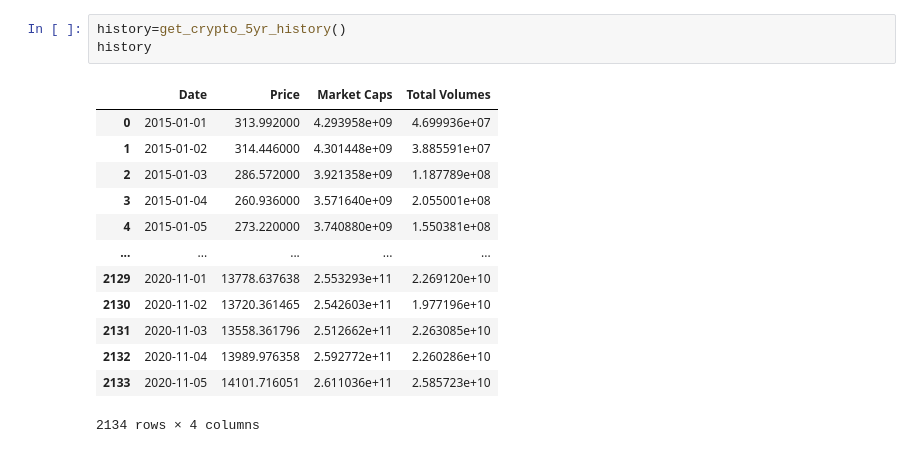
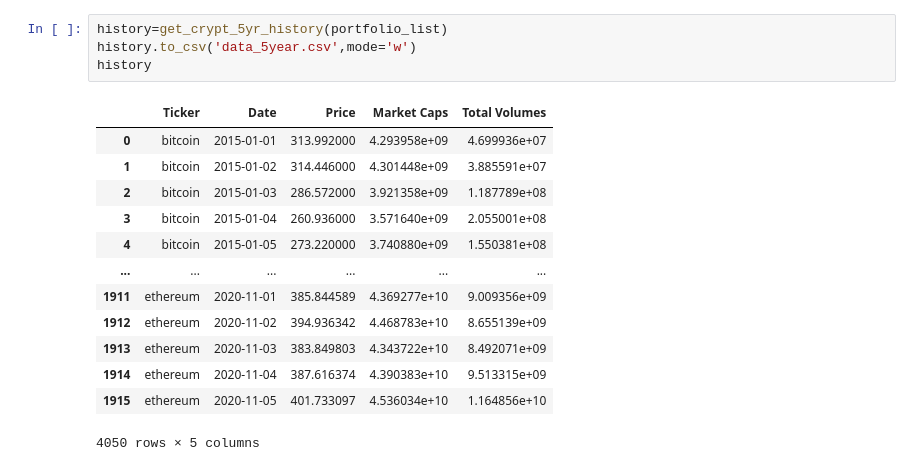
Before and after one commit to sbernard1129/crypto-analysis, a Jupyter notebook: CryptoProject.ipynb, the cells around one changed output. Drawn from its saved outputs; the diff is of its cells as text.

```diff
--- a/CryptoProject.ipynb
+++ b/CryptoProject.ipynb
@@ -194,17 +204,18 @@ social_df.plot(kind='bar',figsize=(20,7))
-# %%
-history=get_crypto_5yr_history()
-history
-# %% [output]
-|  | Date | Price | Market Caps | Total Volumes |
-| 0 | 2015-01-01 | 313.992000 | 4.293958e+09 | 4.699936e+07 |
-| 1 | 2015-01-02 | 314.446000 | 4.301448e+09 | 3.885591e+07 |
-| 2 | 2015-01-03 | 286.572000 | 3.921358e+09 | 1.187789e+08 |
-| 3 | 2015-01-04 | 260.936000 | 3.571640e+09 | 2.055001e+08 |
-| 4 | 2015-01-05 | 273.220000 | 3.740880e+09 | 1.550381e+08 |
-| ... | ... | ... | ... | ... |
-| 2129 | 2020-11-01 | 13778.637638 | 2.553293e+11 | 2.269120e+10 |
-| 2130 | 2020-11-02 | 13720.361465 | 2.542603e+11 | 1.977196e+10 |
-| 2131 | 2020-11-03 | 13558.361796 | 2.512662e+11 | 2.263085e+10 |
-| 2132 | 2020-11-04 | 13989.976358 | 2.592772e+11 | 2.260286e+10 |
-| 2133 | 2020-11-05 | 14101.716051 | 2.611036e+11 | 2.585723e+10 |
-2134 rows × 4 columns
+# %%
+history=get_crypt_5yr_history(portfolio_list)
+history.to_csv('data_5year.csv',mode='w')
+history
+# %% [output]
+|  | Ticker | Date | Price | Market Caps | Total Volumes |
+| 0 | bitcoin | 2015-01-01 | 313.992000 | 4.293958e+09 | 4.699936e+07 |
+| 1 | bitcoin | 2015-01-02 | 314.446000 | 4.301448e+09 | 3.885591e+07 |
+| 2 | bitcoin | 2015-01-03 | 286.572000 | 3.921358e+09 | 1.187789e+08 |
+| 3 | bitcoin | 2015-01-04 | 260.936000 | 3.571640e+09 | 2.055001e+08 |
+| 4 | bitcoin | 2015-01-05 | 273.220000 | 3.740880e+09 | 1.550381e+08 |
+| ... | ... | ... | ... | ... | ... |
+| 1911 | ethereum | 2020-11-01 | 385.844589 | 4.369277e+10 | 9.009356e+09 |
+| 1912 | ethereum | 2020-11-02 | 394.936342 | 4.468783e+10 | 8.655139e+09 |
+| 1913 | ethereum | 2020-11-03 | 383.849803 | 4.343722e+10 | 8.492071e+09 |
+| 1914 | ethereum | 2020-11-04 | 387.616374 | 4.390383e+10 | 9.513315e+09 |
+| 1915 | ethereum | 2020-11-05 | 401.733097 | 4.536034e+10 | 1.164856e+10 |
+4050 rows × 5 columns
```
Also changed, not shown: parts of 3 cells of this notebook, 4 other files.
